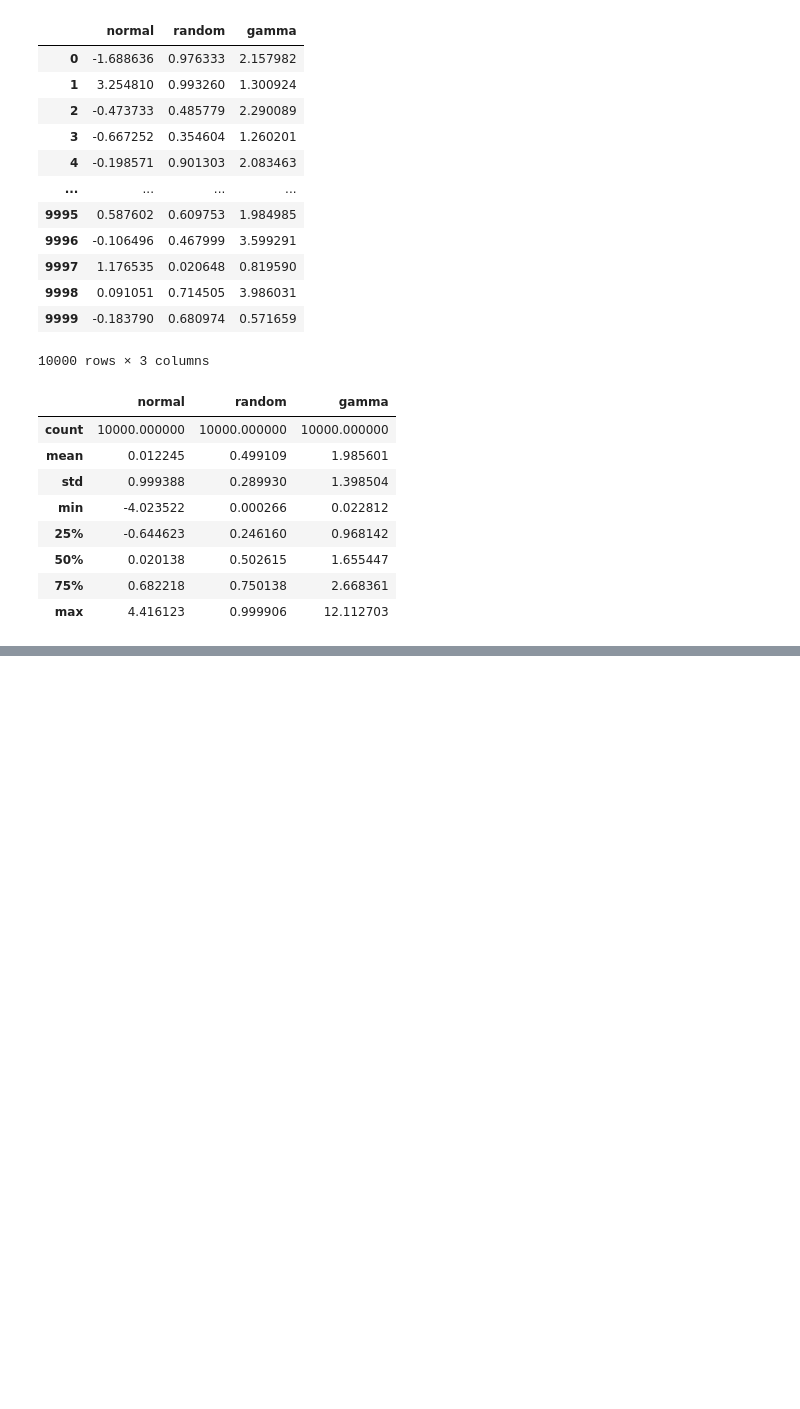
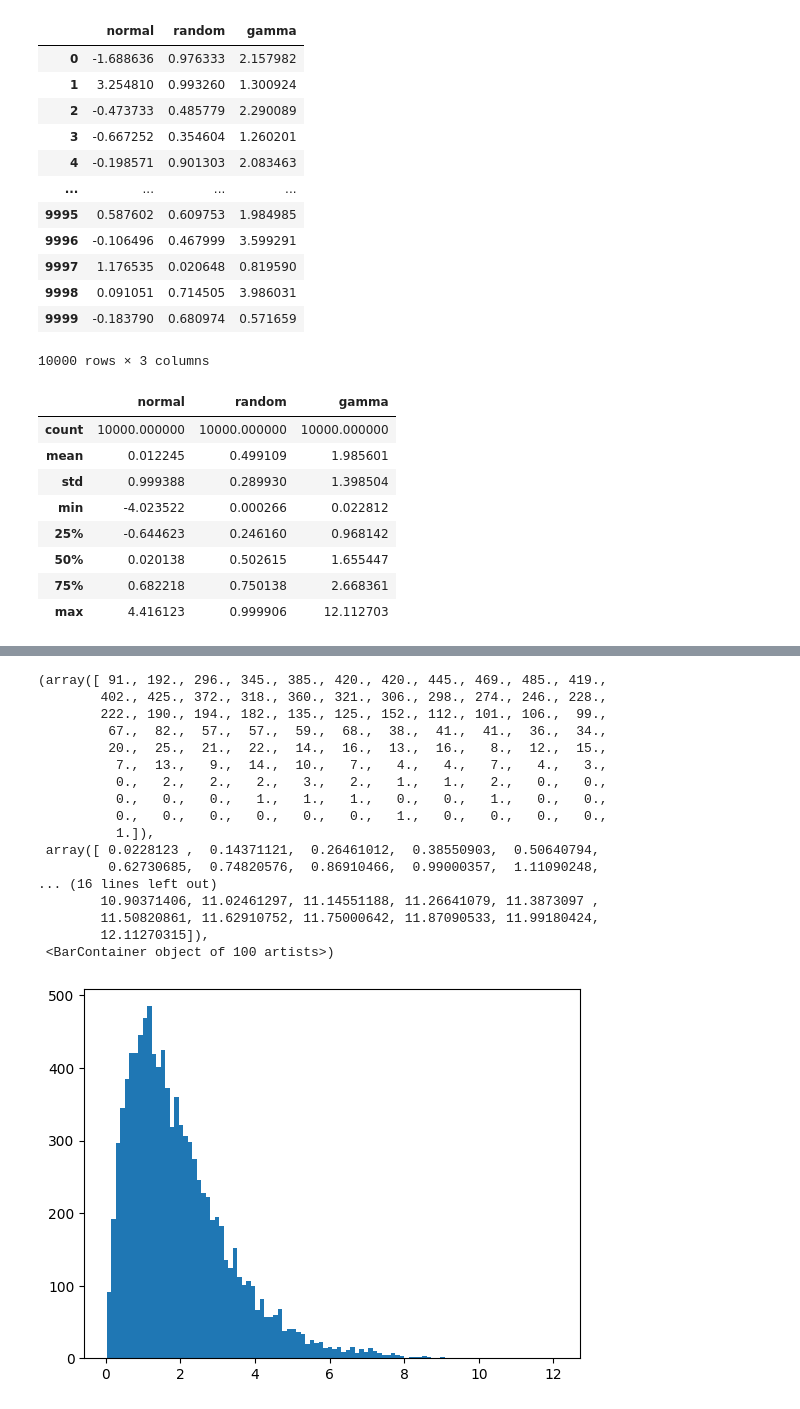
Before and after one commit to Zainab-Ayoub/dataScienceProblems, a Jupyter notebook: boxPlots.ipynb, the cells around one changed output, grey strips where cells are left out. Saved outputs shown, nothing was run; the diff lists cells and outputs as text; code cells hidden in the pictures; blank space fills up the shorter version.

```diff
--- a/boxPlots.ipynb
+++ b/boxPlots.ipynb
@@ -41,0 +79,21 @@ df.describe()
+# %%
+plt.hist(df['gamma'], bins=100)
+# %% [output]
+(array([ 91., 192., 296., 345., 385., 420., 420., 445., 469., 485., 419.,
+        402., 425., 372., 318., 360., 321., 306., 298., 274., 246., 228.,
+        222., 190., 194., 182., 135., 125., 152., 112., 101., 106.,  99.,
+         67.,  82.,  57.,  57.,  59.,  68.,  38.,  41.,  41.,  36.,  34.,
+         20.,  25.,  21.,  22.,  14.,  16.,  13.,  16.,   8.,  12.,  15.,
+          7.,  13.,   9.,  14.,  10.,   7.,   4.,   4.,   7.,   4.,   3.,
+          0.,   2.,   2.,   2.,   3.,   2.,   1.,   1.,   2.,   0.,   0.,
+          0.,   0.,   0.,   1.,   1.,   1.,   0.,   0.,   1.,   0.,   0.,
+          0.,   0.,   0.,   0.,   0.,   0.,   1.,   0.,   0.,   0.,   0.,
+          1.]),
+ array([ 0.0228123 ,  0.14371121,  0.26461012,  0.38550903,  0.50640794,
+         0.62730685,  0.74820576,  0.86910466,  0.99000357,  1.11090248,
+... (16 lines left out)
+        10.90371406, 11.02461297, 11.14551188, 11.26641079, 11.3873097 ,
+        11.50820861, 11.62910752, 11.75000642, 11.87090533, 11.99180424,
+        12.11270315]),
+ <BarContainer object of 100 artists>)
+[figure, added]
```
Also changed, not shown: parts of 3 cells of this notebook.
